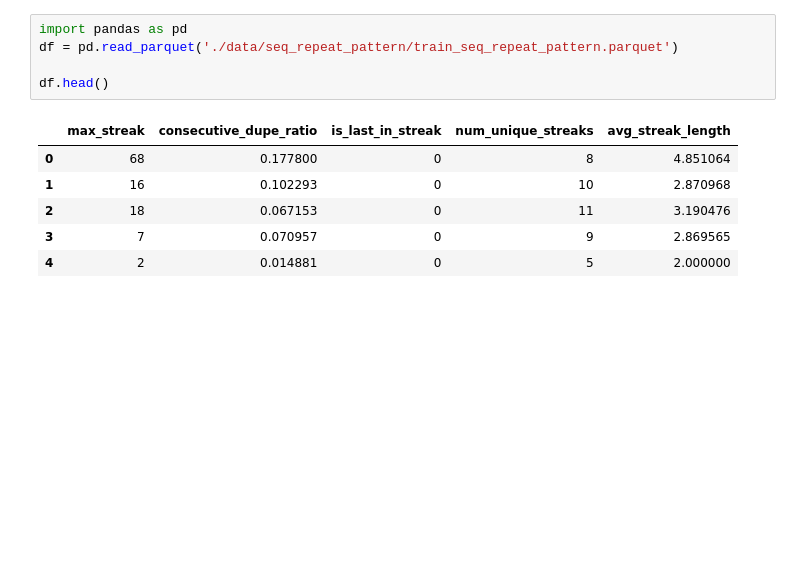
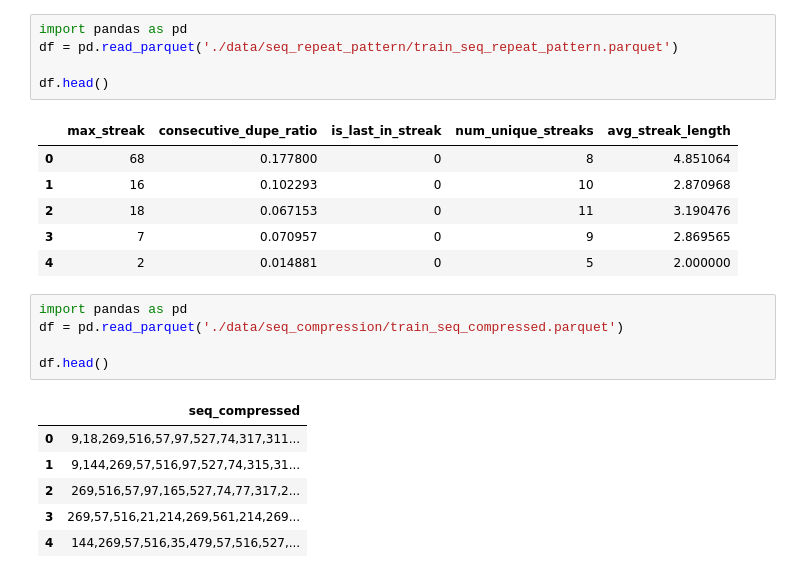
Before and after one commit to wizarddk95/toss_ctr_prediction, a Jupyter notebook: ch5_data_check.ipynb, the cells around one changed output. Cells and saved outputs as stored; diff of their text form; blank space fills up the shorter version.

```diff
--- a/ch5_data_check.ipynb
+++ b/ch5_data_check.ipynb
@@ -235,3 +235,15 @@ df.head()
 | 2 | 18 | 0.067153 | 0 | 11 | 3.190476 |
 | 3 | 7 | 0.070957 | 0 | 9 | 2.869565 |
 | 4 | 2 | 0.014881 | 0 | 5 | 2.000000 |
+# %%
+import pandas as pd
+df = pd.read_parquet('./data/seq_compression/train_seq_compressed.parquet')
+
+df.head()
+# %% [output]
+|  | seq_compressed |
+| 0 | 9,18,269,516,57,97,527,74,317,311... |
+| 1 | 9,144,269,57,516,97,527,74,315,31... |
+| 2 | 269,516,57,97,165,527,74,77,317,2... |
+| 3 | 269,57,516,21,214,269,561,214,269... |
+| 4 | 144,269,57,516,35,479,57,516,527,... |
```
Also changed, not shown: 5 other files.
